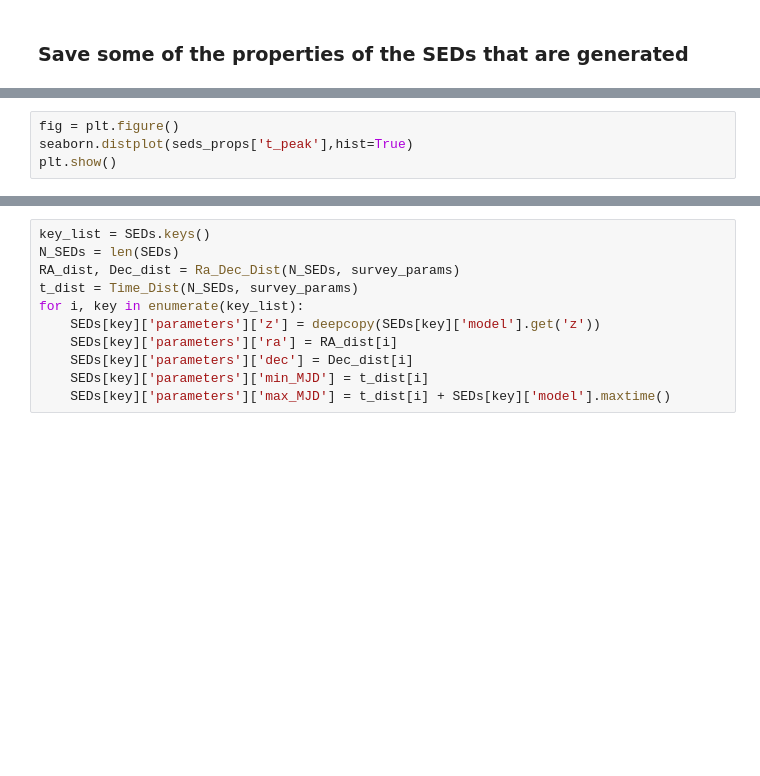
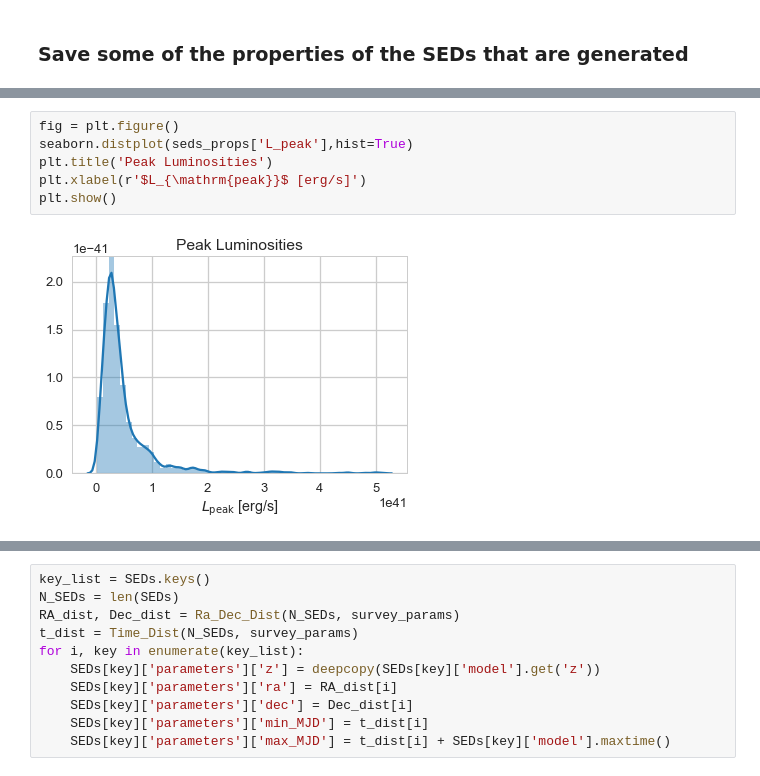
Before and after one commit to cnsetzer/astrotog, a Jupyter notebook: astrotog/Generate_KNe_Obs.ipynb, the cells around one changed output, grey strips where cells are left out. Drawn from its saved outputs; the diff is of its cells as text; blank space fills up the shorter version.

```diff
--- a/astrotog/Generate_KNe_Obs.ipynb
+++ b/astrotog/Generate_KNe_Obs.ipynb
@@ -279,6 +300,10 @@ plt.show()
 # %%
 fig = plt.figure()
-seaborn.distplot(seds_props['t_peak'],hist=True)
+seaborn.distplot(seds_props['L_peak'],hist=True)
+plt.title('Peak Luminosities')
+plt.xlabel(r'$L_{\mathrm{peak}}$ [erg/s]')
 plt.show()
+# %% [output]
+[figure, added]
 # %%
 fig = plt.figure()
```
Also changed, not shown: parts of 15 cells of this notebook, 4 other files.
